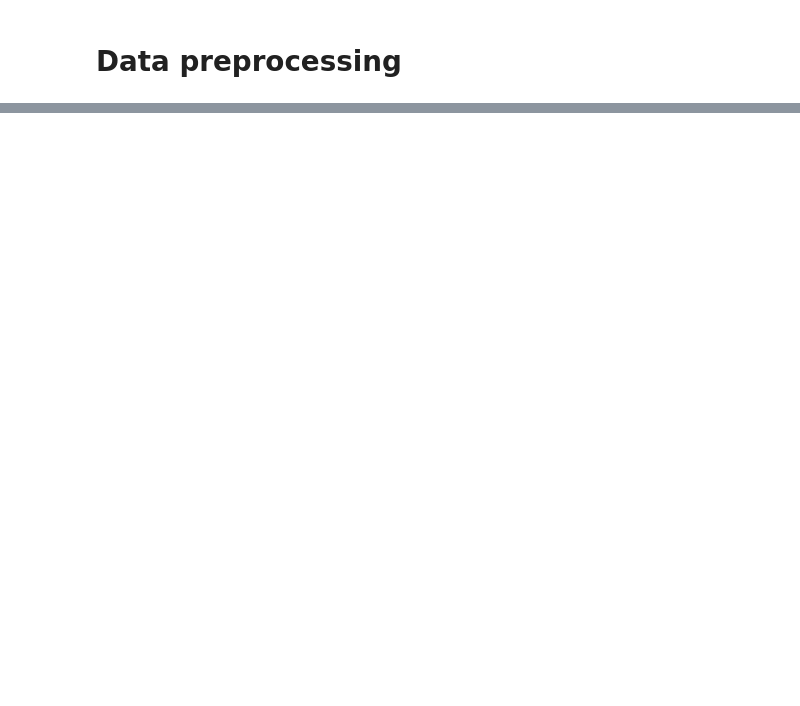
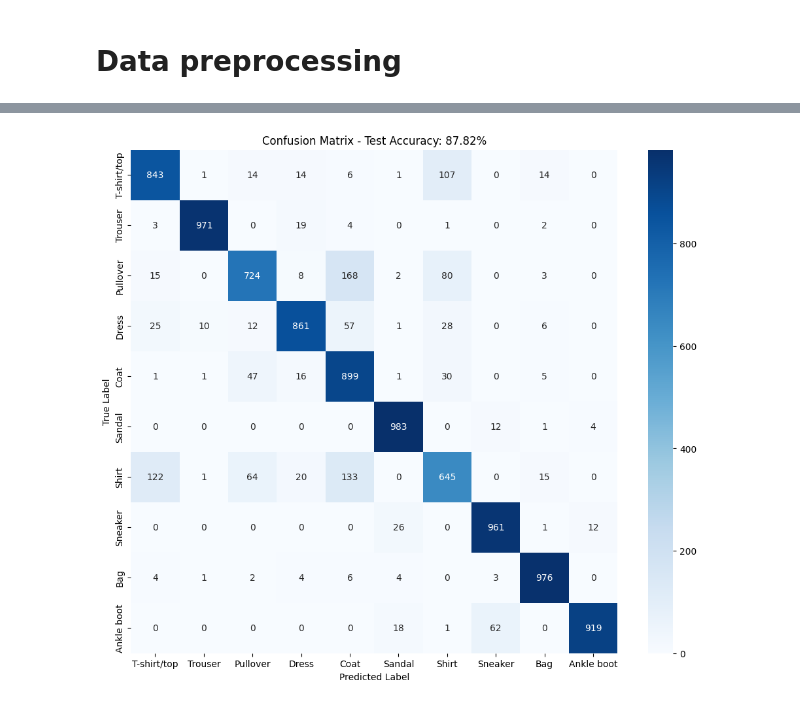
Before and after one commit to sakshivedi-1/Fashion_MNIST_neural_net, a Jupyter notebook: Fashion_mnist_neural_net.ipynb, the cells around one changed output, grey strips where cells are left out. Cells and saved outputs as stored; diff of their text form; code cells hidden in the pictures; blank space fills up the shorter version.

```diff
--- a/Fashion_mnist_neural_net.ipynb
+++ b/Fashion_mnist_neural_net.ipynb
@@ -228,0 +324,85 @@ class NeuralNetwork:
+# %%
+import numpy as np
+import matplotlib.pyplot as plt
+import seaborn as sns
+from sklearn.metrics import confusion_matrix
+
+def convert_to_one_hot(labels, num_classes=10):
+    return np.eye(num_classes)[labels]
+
+# Best hyperparameters identified from sweep
+optimal_config = {
+    'epochs': 20,              # More epochs
+    'hidden_layers': 5,        # Deep network
+    'hidden_size': 128,        # Wide layers
+    'activation': 'relu',      # Best activation
+    'optimizer': 'adam',       # Best optimizer
+    'learning_rate': 0.001,    # Standard Adam LR
+    'batch_size': 64,          # Good balance
+    'weight_init': 'xavier',   # Proper initialization
+    'weight_decay': 0.0005     # Light regularization
+}
+
+print(f"Training with optimal configuration: {optimal_config}")
+
+# Build network architecture
+network_structure = [784] + [optimal_config['hidden_size']] * optimal_config['hidden_layers'] + [10]
+
+# Initialize best model
+best_model = NeuralNetwork(
+    network_structure,
+    activation=optimal_config['activation'],
+    weight_init=optimal_config['weight_init']
+)
+
+# Training phase
+total_samples = X_train_final.shape[0]
+
+for ep in range(optimal_config['epochs']):
+    # Shuffle training data
+    idx = np.arange(total_samples)
+    np.random.shuffle(idx)
+    X_shuffled = X_train_final[idx]
+    y_shuffled = convert_to_one_hot(y_train_final[idx])
+
+    # Process batches
+    for start in range(0, total_samples, optimal_config['batch_size']):
+        end = start + optimal_config['batch_size']
+        X_batch = X_shuffled[start:end]
+        y_batch = y_shuffled[start:end]
+
+        # Forward propagation
+        predictions = best_model.forward(X_batch)
+
+        # Backpropagation
+        best_model.backward(y_batch, predictions, optimal_config['weight_decay'])
+
+        # Weight update
+        best_model.update_weights(optimal_config['optimizer'], optimal_config['learning_rate'], ep)
+
+    print(f"Epoch {ep+1}/{optimal_config['epochs']} completed.")
+
+# Test set evaluation
+print("Evaluating on test set...")
+test_predictions = best_model.forward(X_test_flat)
+y_pred = np.argmax(test_predictions, axis=1)
+y_true = y_test
+
+# Calculate test accuracy
+accuracy = np.mean(y_pred == y_true)
+print(f"Test Set Accuracy: {accuracy * 100:.2f}%")
+
+# Generate confusion matrix
+conf_matrix = confusion_matrix(y_true, y_pred)
+
+class_names = ['T-shirt/top', 'Trouser', 'Pullover', 'Dress', 'Coat',
+               'Sandal', 'Shirt', 'Sneaker', 'Bag', 'Ankle boot']
+
+plt.figure(figsize=(12, 10))
+sns.heatmap(conf_matrix, annot=True, fmt='d', cmap='Blues',
+            xticklabels=class_names, yticklabels=class_names)
+plt.xlabel('Predicted Label')
+plt.ylabel('True Label')
+plt.title(f'Confusion Matrix - Test Accuracy: {accuracy*100:.2f}%')
+plt.show()
+# %% [output]
@@ -228,0 +426 @@ class NeuralNetwork:
+[figure, added]
```
Also changed, not shown: parts of 11 cells of this notebook.
